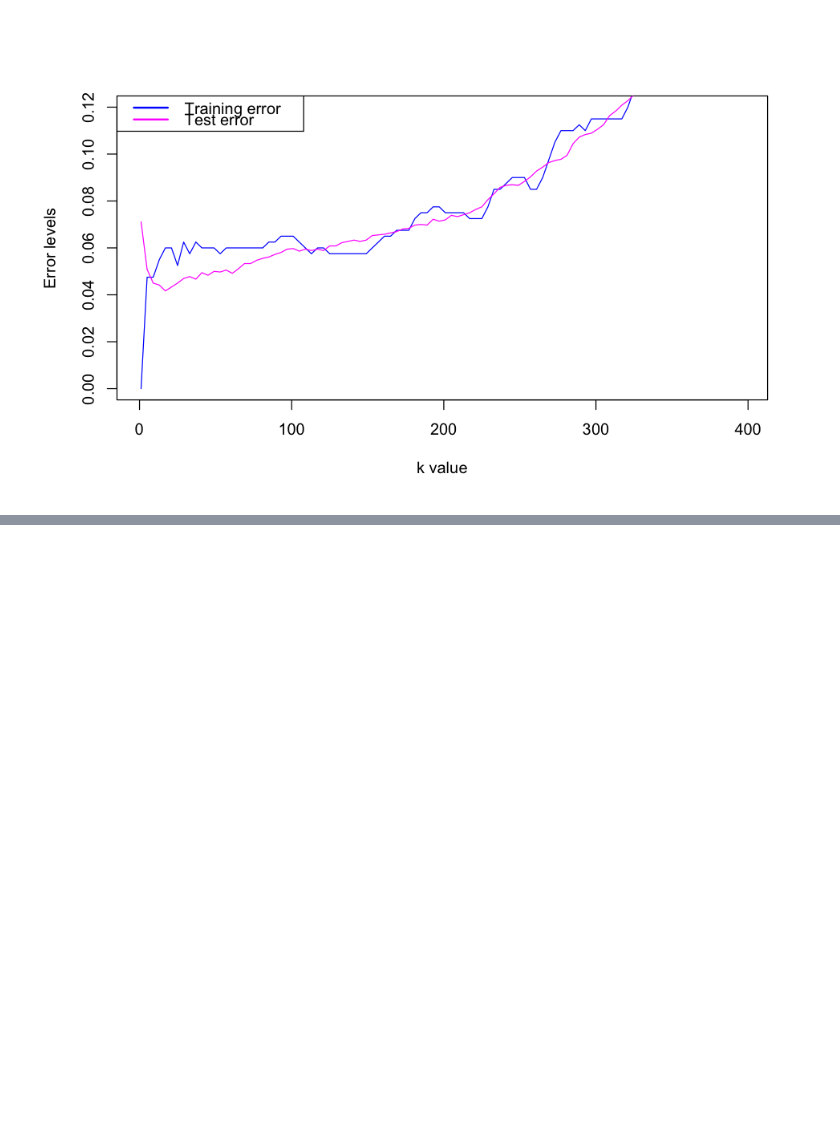
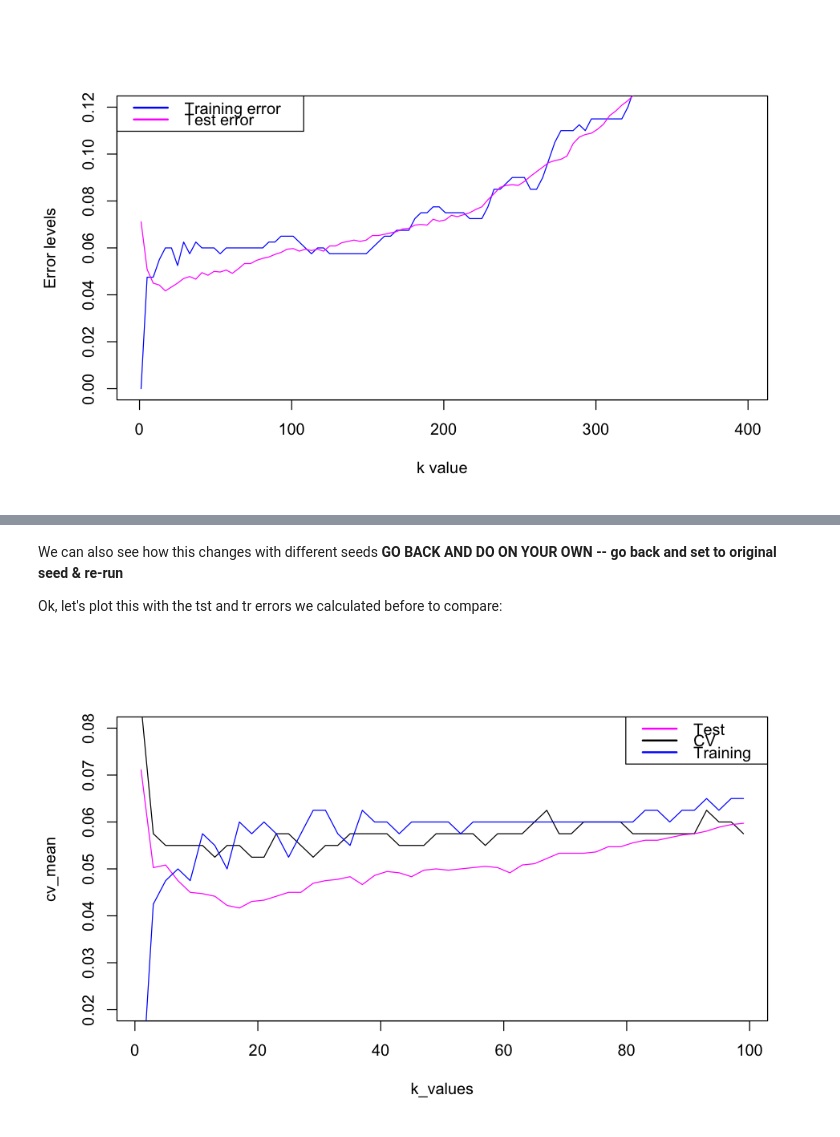
Before and after one commit to jnaiman/is542_spring2020, a Jupyter notebook: week15/prep_knn_to_CV_part1.ipynb, the cells around one changed output, grey strips where cells are left out. Saved outputs shown, nothing was run; the diff lists cells and outputs as text; code cells hidden in the pictures; blank space fills up the shorter version.

```diff
--- a/week15/prep_knn_to_CV_part1.ipynb
+++ b/week15/prep_knn_to_CV_part1.ipynb
@@ -277,0 +469,25 @@ So, in this example, we had the background model and used it to generate the TES
+# %% [markdown]
+We can also see how this changes with different seeds **GO BACK AND DO ON YOUR OWN -- go back and set to original seed & re-run**
+
+Ok, let's plot this with the tst and tr errors we calculated before to compare:
+# %%
+plot(k_values, cv_mean, col='black', type='l', ylim=c(0.02, 0.08))
+# since we originally calcualted these with a
+# differnt set of KNN k's lets re calculate
+tr = c()
+tst = c()
+# now lets loop
+for( i in 1:num_k ){
+  # here: our training data is our sample,
+  #  and our test_data is our actual distribution
+  errs = get_knn_error_rates(train_data, test_data, k_values[i])
+  tr = append(tr, errs$tr)
+  tst = append(tst, errs$tst)
+}
+
+lines(k_values, tst, col="magenta")
+lines(k_values, tr, col="blue")
+
+legend("topright", c("Test", "CV", "Training"), col=c("magenta","black","blue"), lwd=2)
+# %% [output]
+[figure, added]
```
Also changed, not shown: parts of 38 cells of this notebook, 2 other files.
